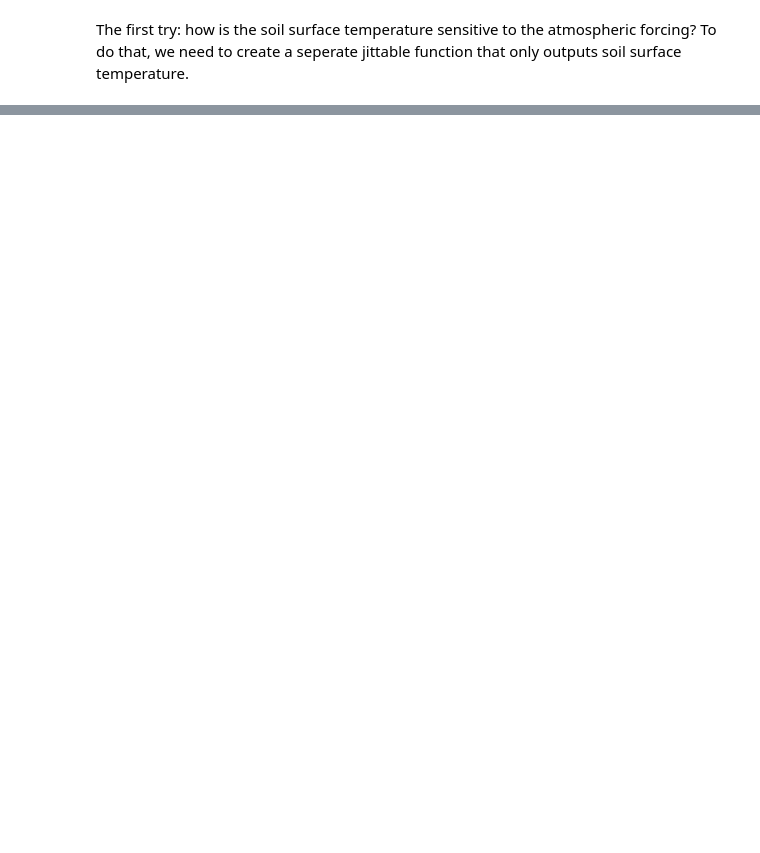
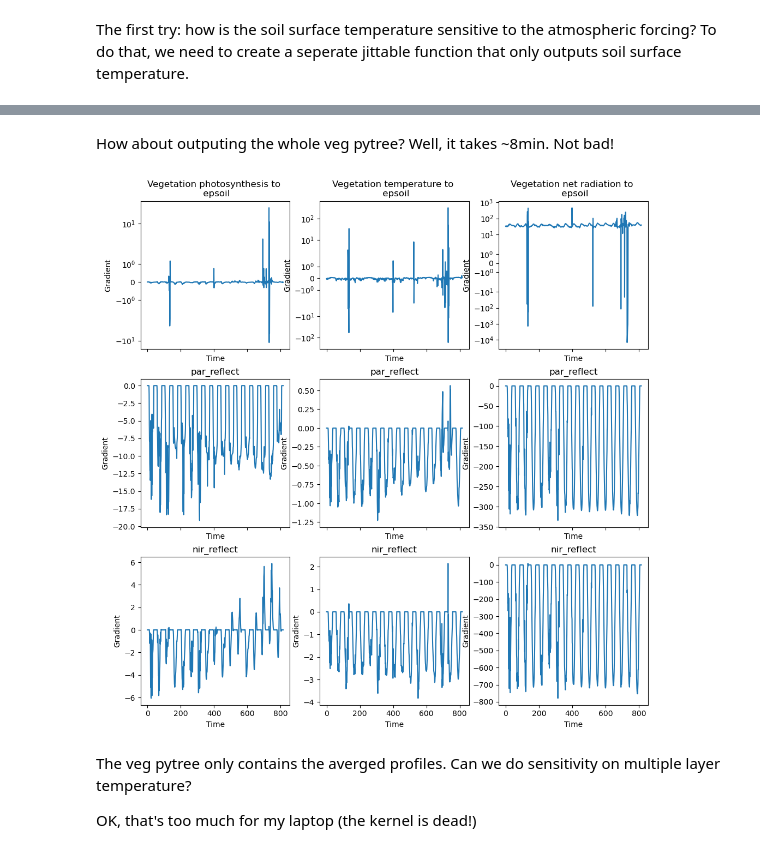
Before and after one commit to pnnl/JAX-CanVeg, a Jupyter notebook: canoak.ipynb, the cells around one changed output, grey strips where cells are left out. Saved outputs shown, nothing was run; the diff lists cells and outputs as text; code cells hidden in the pictures; blank space fills up the shorter version.

```diff
--- a/canoak.ipynb
+++ b/canoak.ipynb
@@ -196,0 +307,2 @@ gradients = canoak_soil_sfc(para, met, *initials)
+# %% [markdown]
+How about outputing the whole veg pytree? Well, it takes ~8min. Not bad!
@@ -196,0 +334,60 @@ gradients = canoak_soil_sfc(para, met, *initials)
+# %%
+fig, axes = plt.subplots(3, 3, figsize=(12, 12), sharex=True)
+ax = axes[0, 0]
+ax.plot(gradients3.Ps.epsoil)
+ax.set(
+    yscale="symlog",
+    xlabel="Time",
+    ylabel="Gradient",
+    title="Vegetation photosynthesis to \n epsoil",
+)
+
+ax = axes[1, 0]
+ax.plot(gradients3.Ps.par_reflect)
+ax.set(yscale="linear", xlabel="Time", ylabel="Gradient", title="par_reflect")
+
+ax = axes[2, 0]
+ax.plot(gradients3.Ps.nir_reflect)
+ax.set(yscale="linear", xlabel="Time", ylabel="Gradient", title="nir_reflect")
+
+ax = axes[0, 1]
+ax.plot(gradients3.Tsfc.epsoil)
+ax.set(
+    yscale="symlog",
+    xlabel="Time",
+    ylabel="Gradient",
+    title="Vegetation temperature to \n epsoil",
+)
+
+ax = axes[1, 1]
+ax.plot(gradients3.Tsfc.par_reflect)
+ax.set(yscale="linear", xlabel="Time", ylabel="Gradient", title="par_reflect")
+
+ax = axes[2, 1]
+ax.plot(gradients3.Tsfc.nir_reflect)
+ax.set(yscale="linear", xlabel="Time", ylabel="Gradient", title="nir_reflect")
+
+ax = axes[0, 2]
+ax.plot(gradients3.Rnet.epsoil)
+ax.set(
+    yscale="symlog",
+    xlabel="Time",
+    ylabel="Gradient",
+    title="Vegetation net radiation to \n epsoil",
+)
+
+ax = axes[1, 2]
+ax.plot(gradients3.Rnet.par_reflect)
+ax.set(yscale="linear", xlabel="Time", ylabel="Gradient", title="par_reflect")
+
+ax = axes[2, 2]
+ax.plot(gradients3.Rnet.nir_reflect)
+ax.set(yscale="linear", xlabel="Time", ylabel="Gradient", title="nir_reflect");
+# %% [output]
+[figure, added]
+# %% [markdown]
+The veg pytree only contains the averged profiles.
+Can we do sensitivity on multiple layer temperature?
+
+
+OK, that's too much for my laptop (the kernel is dead!)
```
Also changed, not shown: parts of 49 cells of this notebook, 2 other files.
